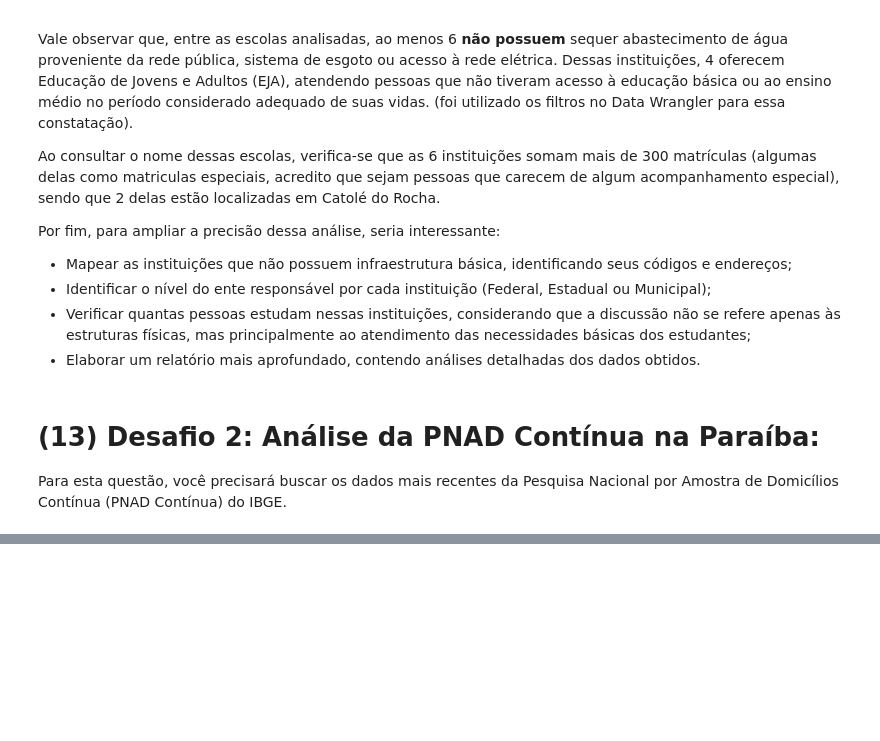
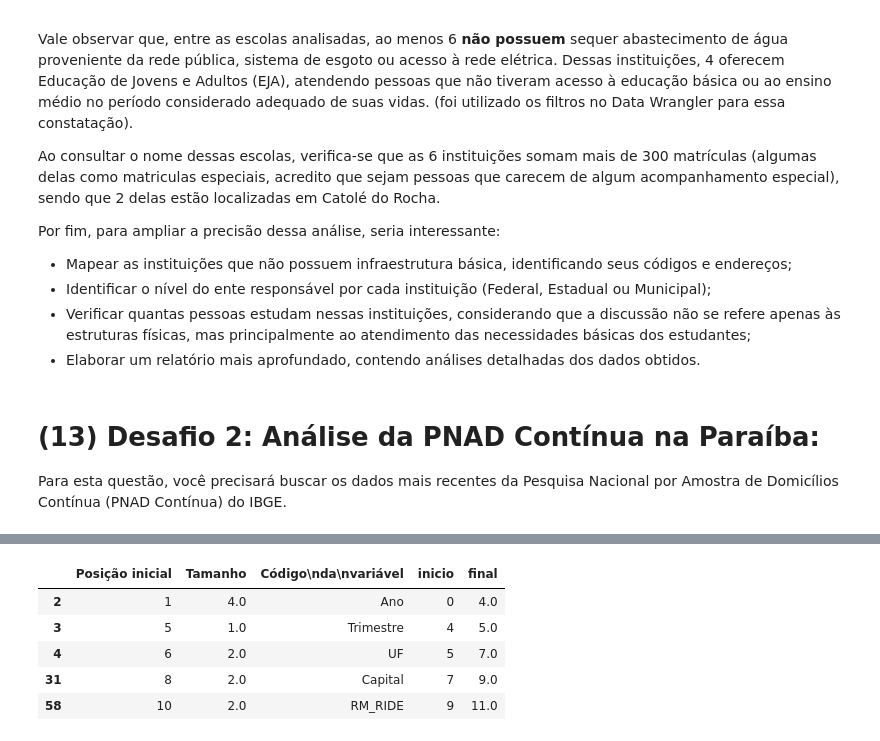
Before and after one commit to GabrielSilva-DTSC/analise-estrutura-escolas-publicas, a Jupyter notebook: atividade-dois.ipynb, the cells around one changed output, grey strips where cells are left out. Cells and saved outputs as stored; diff of their text form; code cells hidden in the pictures; blank space fills up the shorter version.

```diff
--- a/atividade-dois.ipynb
+++ b/atividade-dois.ipynb
@@ -312,0 +368,16 @@ Para esta questão, você precisará buscar os dados mais recentes da Pesquisa N
+# %%
+dicionariopnad_org = ( dicionario_pnad[['Posição inicial ','Tamanho','Código\nda\nvariável']] #o nome das variaveis sairam meio bagunçadas, vou apenas copiar e colar conforme ficaram
+.dropna(subset='Código\nda\nvariável') #Posicção inicial tem um espaço no fim e Código da variavel tem \nda\
+.assign(inicio=lambda x: x['Posição inicial '] -1, #Posição inicial conforme o dicionario -1 (leitura python)
+    final=lambda x: x.inicio + x['Tamanho']
+    )
+)
+
+dicionariopnad_org.head()
+# %% [output]
+|  | Posição inicial | Tamanho | Código\nda\nvariável | inicio | final |
+| 2 | 1 | 4.0 | Ano | 0 | 4.0 |
+| 3 | 5 | 1.0 | Trimestre | 4 | 5.0 |
+| 4 | 6 | 2.0 | UF | 5 | 7.0 |
+| 31 | 8 | 2.0 | Capital | 7 | 9.0 |
+| 58 | 10 | 2.0 | RM_RIDE | 9 | 11.0 |
```
Also changed, not shown: parts of 36 cells of this notebook, 10 other files.
